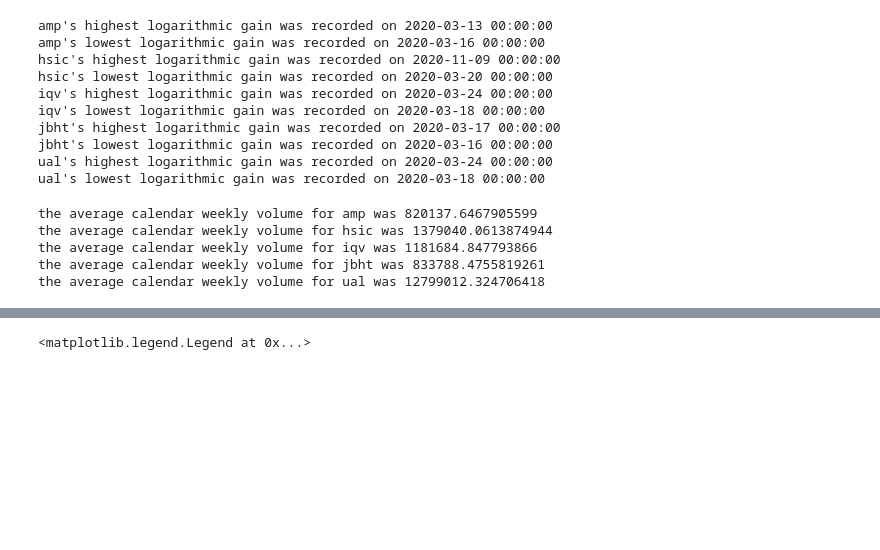
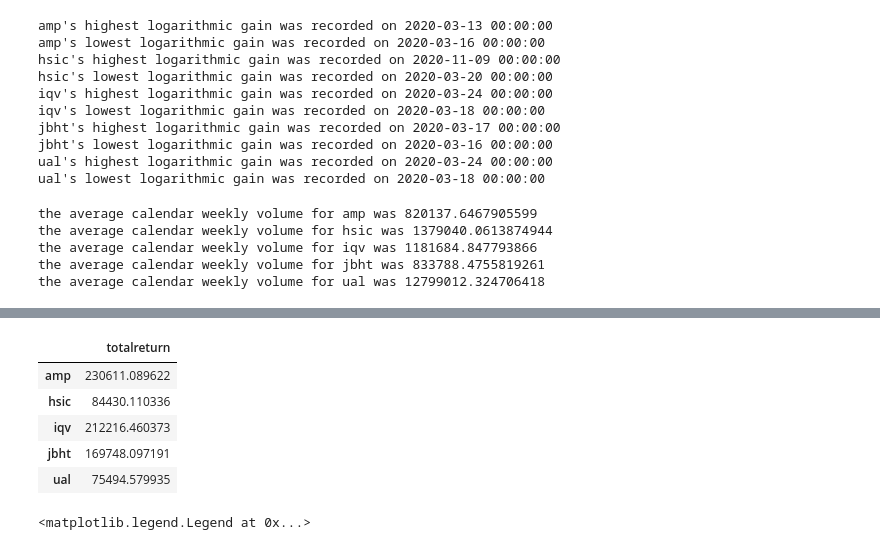
Before and after one commit to mariannazapo/midterm, a Jupyter notebook: test.ipynb, the cells around one changed output, grey strips where cells are left out. Drawn from its saved outputs; the diff is of its cells as text; code cells hidden in the pictures; blank space fills up the shorter version.

```diff
--- a/test.ipynb
+++ b/test.ipynb
@@ -154,3 +137,23 @@ the average calendar weekly volume for ual was 12799012.324706418
+# %%
+#6
+#assuming: total return = sum(adj price) - adj price[0]
+totalretrn = {}
+for firm,df in companies.items():
+    df["cumsum"] = df["Adj Close"].agg(np.cumsum)
+    first = df["cumsum"][0]
+    last = df["cumsum"][len(df) - 1]
+    totalret = last - first
+    totalretrn.update({firm:totalret})
+
+tr = pd.DataFrame(totalretrn, index=["totalreturn"]).T
+tr
+# %% [output]
+|  | totalreturn |
+| amp | 230611.089622 |
+| hsic | 84430.110336 |
+| iqv | 212216.460373 |
+| jbht | 169748.097191 |
+| ual | 75494.579935 |
 # %%
 #
 plt.subplots(1,1, figsize = (20,7))
```
Also changed, not shown: parts of 1 cell of this notebook.
